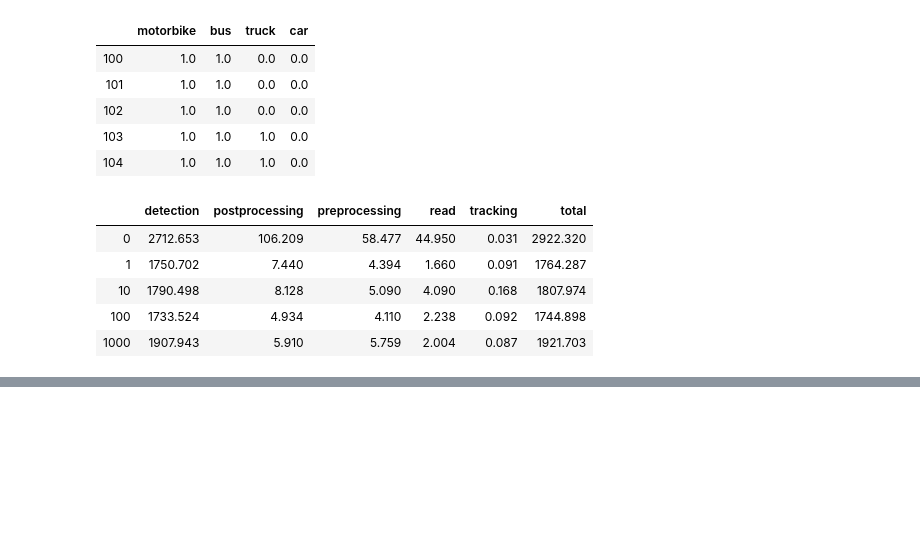
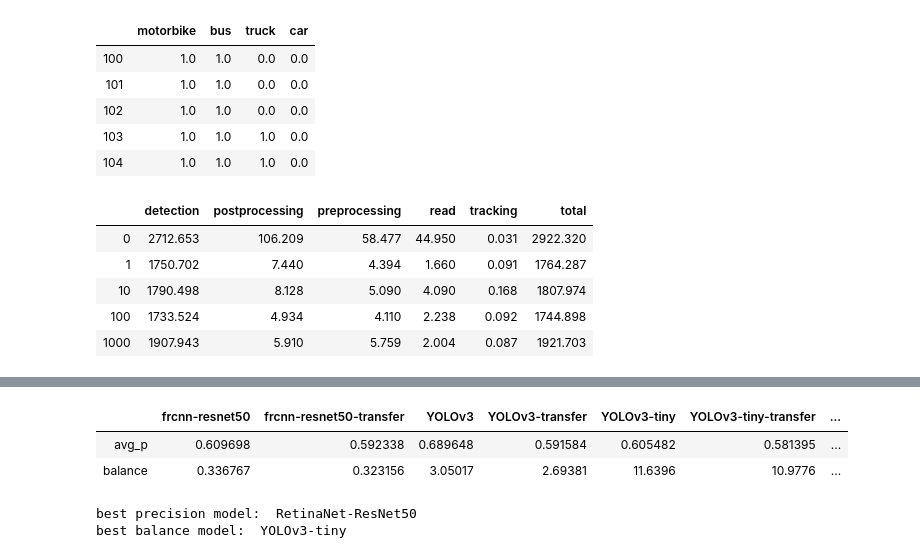
Before and after one commit to vvc-unal/vvc, a Jupyter notebook: notebooks/Results.ipynb, the cells around one changed output, grey strips where cells are left out. Cells and saved outputs as stored; diff of their text form; code cells hidden in the pictures; blank space fills up the shorter version.

```diff
--- a/notebooks/Results.ipynb
+++ b/notebooks/Results.ipynb
@@ -283,3 +332,19 @@ avg_fps
+# %%
+display(avg_p)
+
+best_precision_model = avg_p.sort_values(by ='avg_p', axis=1, ascending=False).columns[0]
+
+print('best precision model: ', best_precision_model)
+
+best_balance_model = avg_p.sort_values(by ='balance', axis=1, ascending=False).columns[0]
+
+print('best balance model: ', best_balance_model)
+# %% [output]
+|  | frcnn-resnet50 | frcnn-resnet50-transfer | YOLOv3 | YOLOv3-transfer | YOLOv3-tiny | YOLOv3-tiny-transfer | ... |
+| avg_p | 0.609698 | 0.592338 | 0.689648 | 0.591584 | 0.605482 | 0.581395 | ... |
+| balance | 0.336767 | 0.323156 | 3.05017 | 2.69381 | 11.6396 | 10.9776 | ... |
+best precision model:  RetinaNet-ResNet50
+best balance model:  YOLOv3-tiny
 # %%
 plt.figure()
 
```
Also changed, not shown: parts of 9 cells of this notebook, 6 other files.
